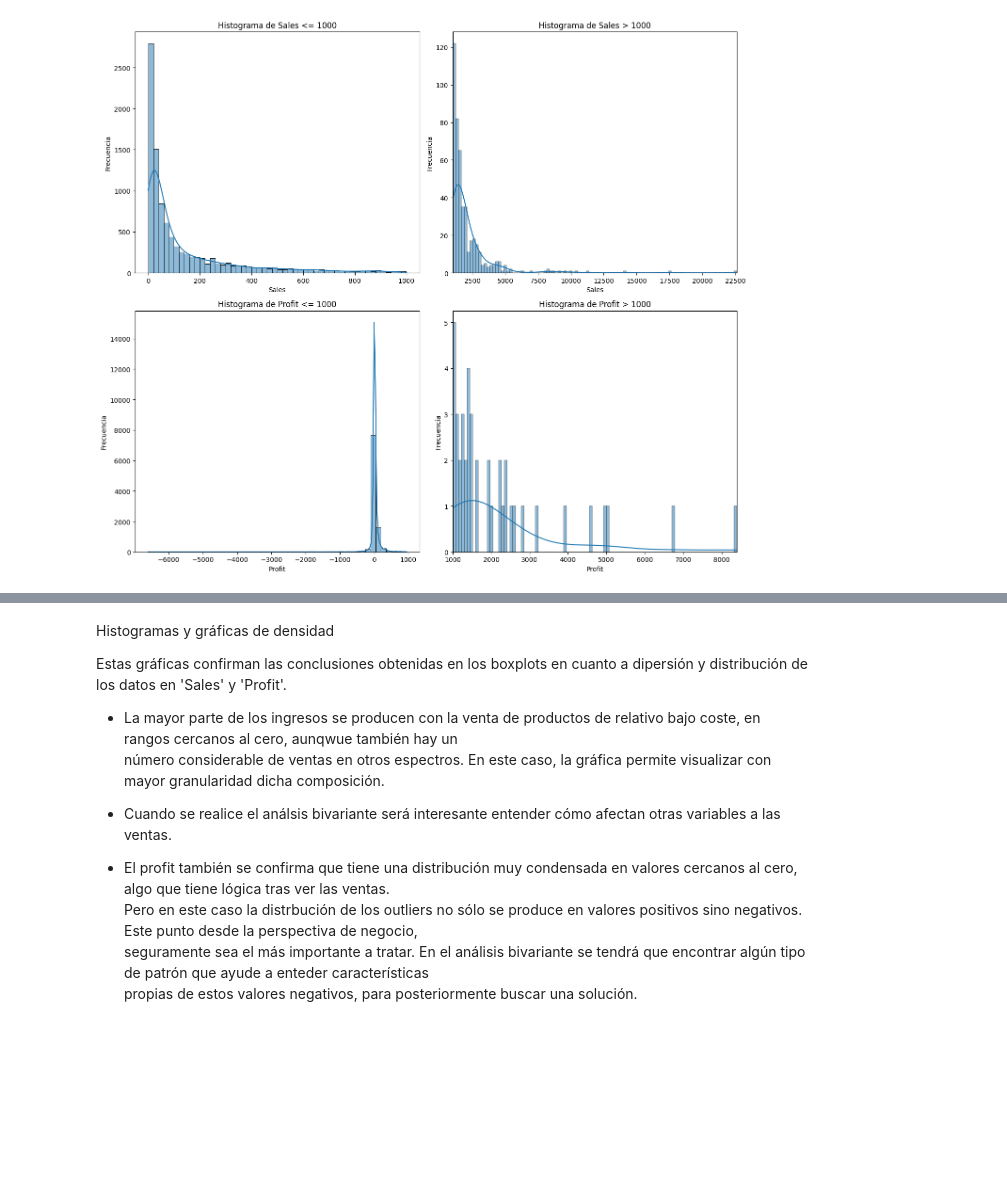
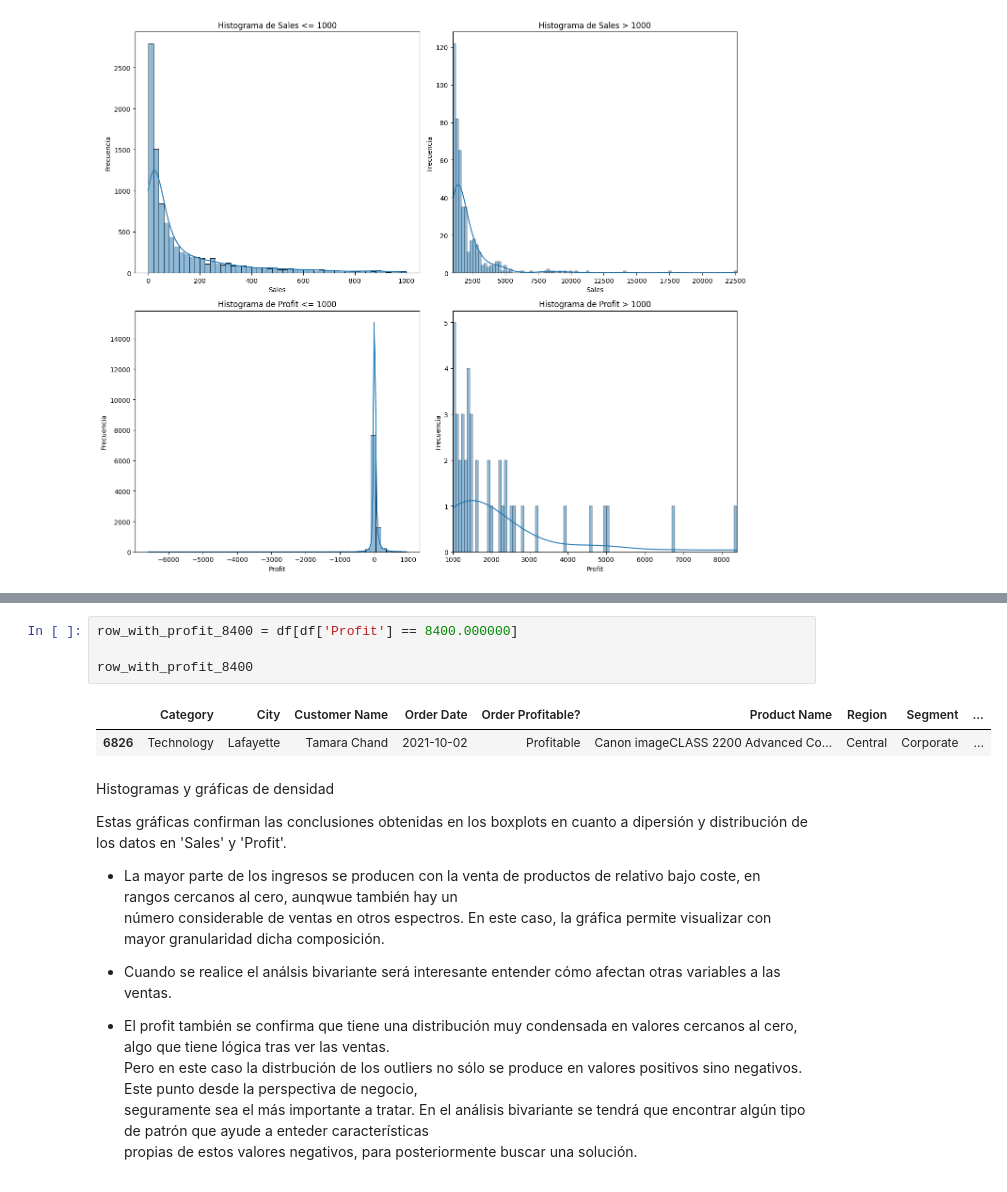
Before and after one commit to JaimeInchaurraga/03_EDA_Superstore_23, a Jupyter notebook: notebooks/01_cleaning_and_univariate_analysis.ipynb, the cells around one changed output, grey strips where cells are left out. Cells and saved outputs as stored; diff of their text form; blank space fills up the shorter version.

```diff
--- a/notebooks/01_clean_and_univariate_data_analysis.ipynb
+++ b/notebooks/01_cleaning_and_univariate_analysis.ipynb
@@ -254,3 +266,10 @@ v.plot_histograms_huge_data(df, ["Sales","Profit"], limit=1000)
+# %%
+row_with_profit_8400 = df[df['Profit'] == 8400.000000]
+
+row_with_profit_8400
+# %% [output]
+|  | Category | City | Customer Name | Order Date | Order Profitable? | Product Name | Region | Segment | ... |
+| 6826 | Technology | Lafayette | Tamara Chand | 2021-10-02 | Profitable | Canon imageCLASS 2200 Advanced Co... | Central | Corporate | ... |
 # %% [markdown]
  Histogramas y gráficas de densidad
 
```
Also changed, not shown: parts of 2 cells of this notebook, 4 other files.
